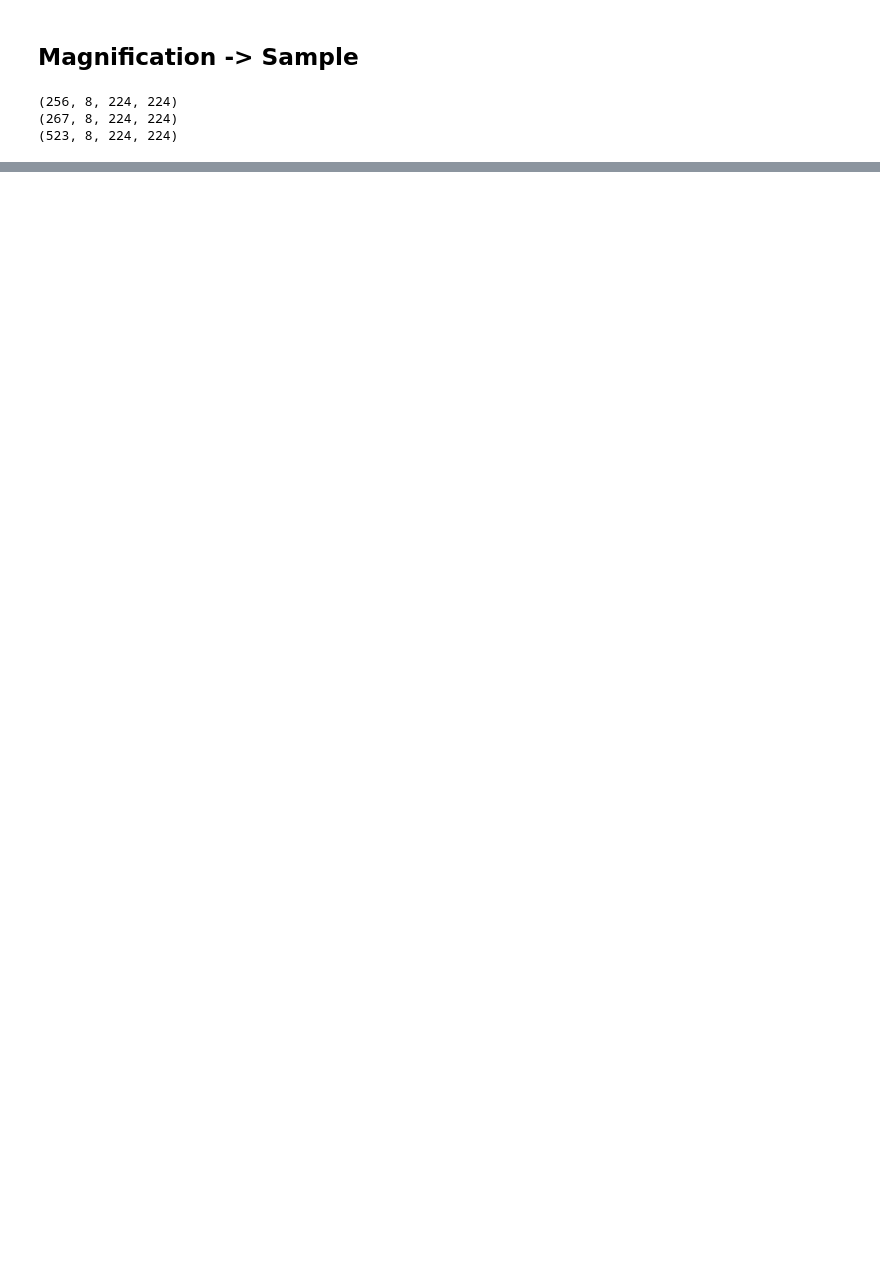
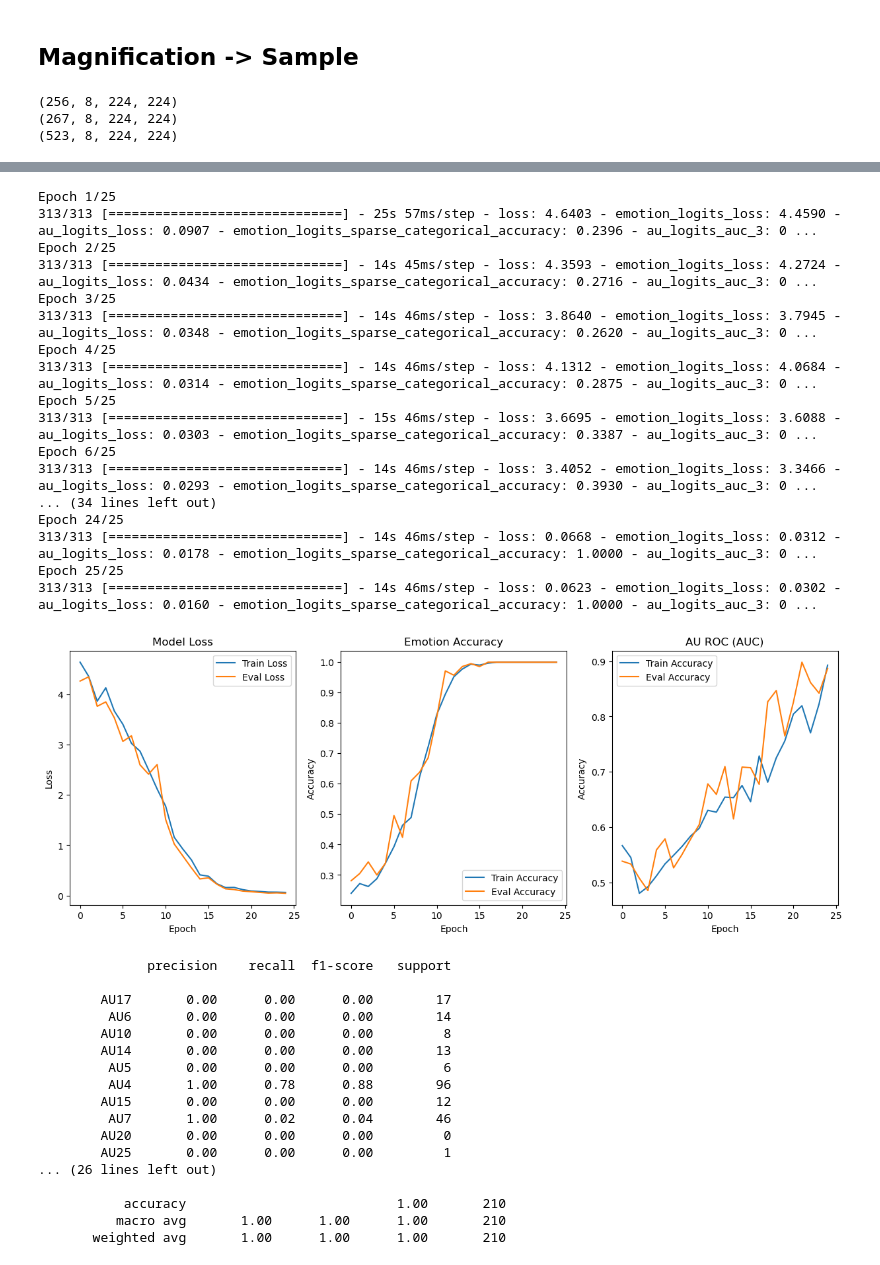
Before and after one commit to littlemicrowave/ME-based-emotion-classifier, a Jupyter notebook: models/CNN_LSTM.ipynb, the cells around one changed output, grey strips where cells are left out. Drawn from its saved outputs; the diff is of its cells as text; code cells hidden in the pictures; blank space fills up the shorter version.

Commit message:
2DCONV+BiLSTM evaluation done

```diff
--- a/models/CNN_LSTM.ipynb
+++ b/models/CNN_LSTM.ipynb
@@ -354,0 +455,17 @@ Epoch 20/20
+# %%
+of_casme = jbl.load("../data/casme_optical_only.pkl")
+print(of_casme.shape)
+of_4dme = jbl.load("../data/4dme_optical_only.pkl")
+print(of_4dme.shape)
+lbp_casme = jbl.load("../data/casme_magnified_lbps.pkl")
+print(lbp_casme.shape)
+lbp_4dme = jbl.load("../data/4dme_magnified_lbps.pkl")
+print(lbp_4dme.shape)
+data_casme = np.concatenate([of_casme, lbp_casme[:, :-1,..., np.newaxis]], axis=-1)
+data_4dme = np.concatenate([of_4dme, lbp_4dme[:, :-1,..., np.newaxis]], axis=-1)
+concatted = np.concatenate([data_casme, data_4dme], axis=0)
+print(concatted.shape)
+NUM_FRAMES = concatted.shape[1]
+Y_SCALE = concatted.shape[2]
+X_SCALE = concatted.shape[3]
+CHANNELS = 1 if len(concatted.shape) <= 4 else concatted.shape[4]
@@ -354,0 +485,58 @@ Epoch 20/20
+# %%
+dataset = tf.data.Dataset.from_tensor_slices((concatted, (emotions, aus))).shuffle(buffer_size=DATA_SIZE, seed = 255).batch(1)
+validation = dataset.skip(int(DATA_SIZE*0.6)).prefetch(tf.data.AUTOTUNE)
+training = dataset.take(int(DATA_SIZE*0.6)).prefetch(tf.data.AUTOTUNE)
+# %%
+model = build_2d_bilstm(input_shape=(NUM_FRAMES, Y_SCALE, X_SCALE, CHANNELS), num_emotions=NUM_EMOTIONS, num_aus=NUM_AUS, lstm_hidden=128)
+model.compile(
+    optimizer=tf.keras.optimizers.Adam(learning_rate=0.0001),
+    loss={
+        "emotion_logits": weighted_loss,
+        "au_logits": tf.keras.losses.BinaryFocalCrossentropy(apply_class_balancing=True) #tf.keras.losses.BinaryCrossentropy(from_logits=False)
+    },
+    metrics={
+        "emotion_logits": tf.keras.metrics.SparseCategoricalAccuracy(),
+         "au_logits": tf.keras.metrics.AUC(multi_label=True)
+    },
+    loss_weights={"emotion_logits": 1.0, "au_logits": 2.0
+     },
+)
+history = model.fit(training, validation_data=validation, epochs = EPOCHS, verbose=1)
+results(history, prefix = "_3")
+eval_model(validation, model)
+# %% [output]
+Epoch 1/25
+313/313 [==============================] - 25s 57ms/step - loss: 4.6403 - emotion_logits_loss: 4.4590 - au_logits_loss: 0.0907 - emotion_logits_sparse_categorical_accuracy: 0.2396 - au_logits_auc_3: 0 ...
+Epoch 2/25
+313/313 [==============================] - 14s 45ms/step - loss: 4.3593 - emotion_logits_loss: 4.2724 - au_logits_loss: 0.0434 - emotion_logits_sparse_categorical_accuracy: 0.2716 - au_logits_auc_3: 0 ...
+Epoch 3/25
+313/313 [==============================] - 14s 46ms/step - loss: 3.8640 - emotion_logits_loss: 3.7945 - au_logits_loss: 0.0348 - emotion_logits_sparse_categorical_accuracy: 0.2620 - au_logits_auc_3: 0 ...
+Epoch 4/25
+313/313 [==============================] - 14s 46ms/step - loss: 4.1312 - emotion_logits_loss: 4.0684 - au_logits_loss: 0.0314 - emotion_logits_sparse_categorical_accuracy: 0.2875 - au_logits_auc_3: 0 ...
+Epoch 5/25
+313/313 [==============================] - 15s 46ms/step - loss: 3.6695 - emotion_logits_loss: 3.6088 - au_logits_loss: 0.0303 - emotion_logits_sparse_categorical_accuracy: 0.3387 - au_logits_auc_3: 0 ...
+Epoch 6/25
+313/313 [==============================] - 14s 46ms/step - loss: 3.4052 - emotion_logits_loss: 3.3466 - au_logits_loss: 0.0293 - emotion_logits_sparse_categorical_accuracy: 0.3930 - au_logits_auc_3: 0 ...
+... (34 lines left out)
+Epoch 24/25
+313/313 [==============================] - 14s 46ms/step - loss: 0.0668 - emotion_logits_loss: 0.0312 - au_logits_loss: 0.0178 - emotion_logits_sparse_categorical_accuracy: 1.0000 - au_logits_auc_3: 0 ...
+Epoch 25/25
+313/313 [==============================] - 14s 46ms/step - loss: 0.0623 - emotion_logits_loss: 0.0302 - au_logits_loss: 0.0160 - emotion_logits_sparse_categorical_accuracy: 1.0000 - au_logits_auc_3: 0 ...
+[figure, added]
+              precision    recall  f1-score   support
+
+        AU17       0.00      0.00      0.00        17
+         AU6       0.00      0.00      0.00        14
+        AU10       0.00      0.00      0.00         8
+        AU14       0.00      0.00      0.00        13
+         AU5       0.00      0.00      0.00         6
+         AU4       1.00      0.78      0.88        96
+        AU15       0.00      0.00      0.00        12
+         AU7       1.00      0.02      0.04        46
+        AU20       0.00      0.00      0.00         0
+        AU25       0.00      0.00      0.00         1
+... (26 lines left out)
+
+           accuracy                           1.00       210
+          macro avg       1.00      1.00      1.00       210
+       weighted avg       1.00      1.00      1.00       210
```
Also changed, not shown: parts of 20 cells of this notebook, 3 other files.
